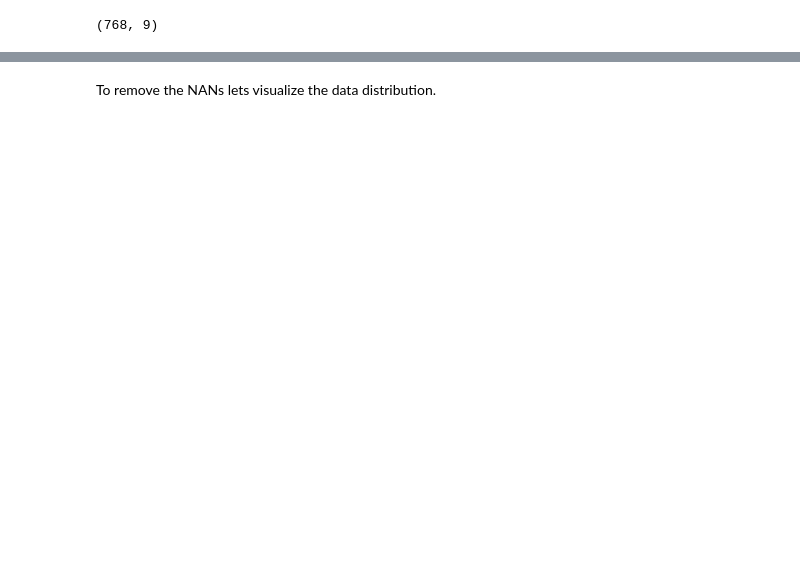
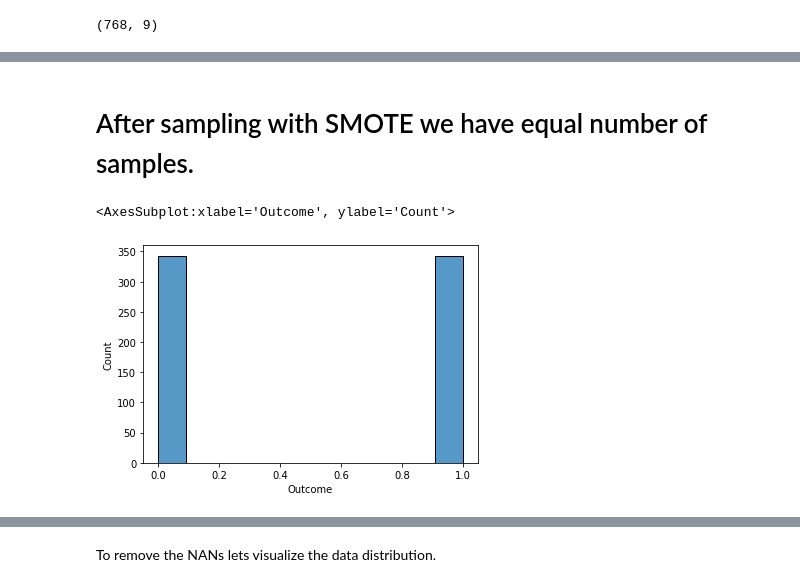
Before and after one commit to PriyankaSharma0925/Kaggle, a Jupyter notebook: working-on-binary-classification.ipynb, the cells around one changed output, grey strips where cells are left out. Drawn from its saved outputs; the diff is of its cells as text; code cells hidden in the pictures; blank space fills up the shorter version.

```diff
--- a/working-on-binary-classification.ipynb
+++ b/working-on-binary-classification.ipynb
@@ -219,0 +262,7 @@ dataset_1
+# %% [markdown]
+# After sampling with SMOTE we have equal number of samples.
+# %%
+sns.histplot(y_train)
+# %% [output]
+<AxesSubplot:xlabel='Outcome', ylabel='Count'>
+[figure, added]
```
Also changed, not shown: parts of 61 cells of this notebook.
